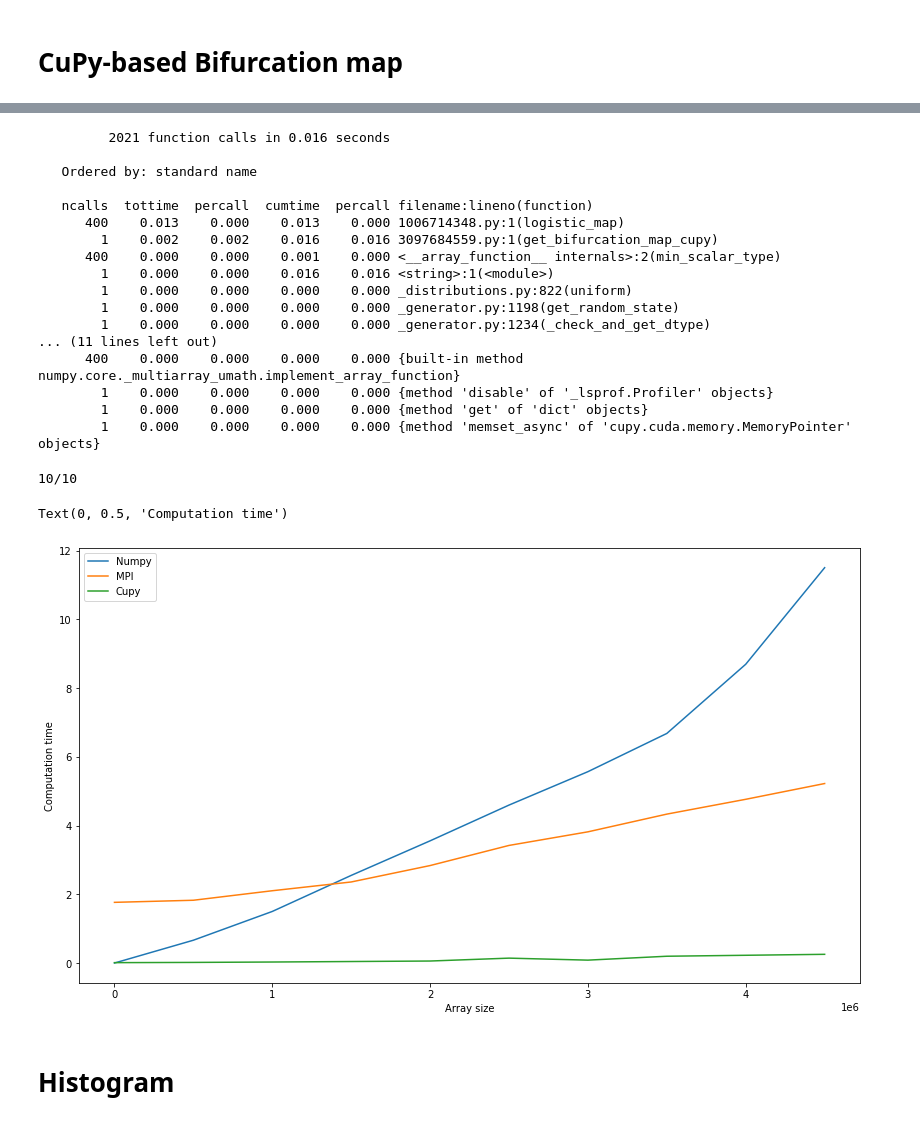
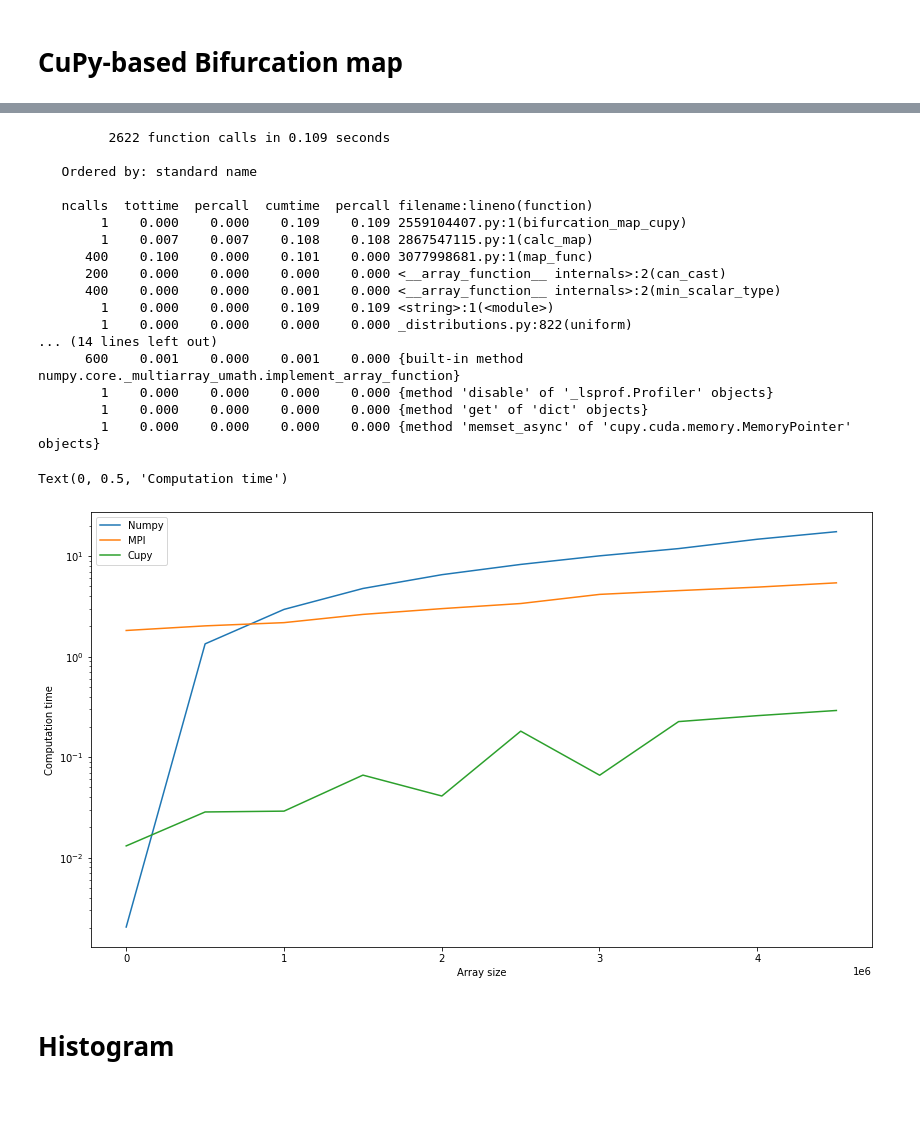
Before and after one commit to mdborisova/HPPL, a Jupyter notebook: 10_11_12_13_Cuda.ipynb, the cells around one changed output, grey strips where cells are left out. Drawn from its saved outputs; the diff is of its cells as text; code cells hidden in the pictures.

```diff
--- a/10_11_12_13_Cuda.ipynb
+++ b/10_11_12_13_Cuda.ipynb
@@ -99,5 +107,5 @@ def get_bifurcation_map_cupy(n, m, r):
 # %%
 # Numy
-r_linspace = np.linspace(0, 4, num=500000)
-time_np = %timeit -o -r 3 get_bifurcation_map(200, 200, r_linspace)
+r = np.linspace(0, 4, num=1000000)
+time_np = %timeit -o -r 3 bifurcation_map(200, 200, r)
 # %% [output]
@@ -105,5 +113,5 @@ time_np = %timeit -o -r 3 get_bifurcation_map(200, 200, r_linspace)
 # %%
 # Cupy
-r_linspace = cp.linspace(0, 4, num=500000)
-time_cp = %timeit -o -r 3 get_bifurcation_map_cupy(200, 200, r_linspace)
+r_cp = cp.linspace(0, 4, num=1000000)
+time_cp = %timeit -o -r 3 bifurcation_map_cupy(200, 200, r_cp)
 # %% [output]
@@ -116,58 +124,53 @@ time_np.best / time_cp.best
 # %%
 import cProfile
 
-cProfile.run('get_bifurcation_map_cupy(200, 200, r_linspace)')
+cProfile.run('bifurcation_map_cupy(200, 200, r_cp)')
 # %% [output]
-         2021 function calls in 0.016 seconds
+         2622 function calls in 0.109 seconds
 
    Ordered by: standard name
 
    ncalls  tottime  percall  cumtime  percall filename:lineno(function)
-      400    0.013    0.000    0.013    0.000 1006714348.py:1(logistic_map)
-        1    0.002    0.002    0.016    0.016 3097684559.py:1(get_bifurcation_map_cupy)
+        1    0.000    0.000    0.109    0.109 2559104407.py:1(bifurcation_map_cupy)
+        1    0.007    0.007    0.108    0.108 2867547115.py:1(calc_map)
+      400    0.100    0.000    0.101    0.000 3077998681.py:1(map_func)
+      200    0.000    0.000    0.000    0.000 <__array_function__ internals>:2(can_cast)
       400    0.000    0.000    0.001    0.000 <__array_function__ internals>:2(min_scalar_type)
-        1    0.000    0.000    0.016    0.016 <string>:1(<module>)
+        1    0.000    0.000    0.109    0.109 <string>:1(<module>)
         1    0.000    0.000    0.000    0.000 _distributions.py:822(uniform)
-        1    0.000    0.000    0.000    0.000 _generator.py:1198(get_random_state)
-        1    0.000    0.000    0.000    0.000 _generator.py:1234(_check_and_get_dtype)
-... (11 lines left out)
-      400    0.000    0.000    0.000    0.000 {built-in method numpy.core._multiarray_umath.implement_array_function}
+... (14 lines left out)
+      600    0.001    0.000    0.001    0.000 {built-in method numpy.core._multiarray_umath.implement_array_function}
         1    0.000    0.000    0.000    0.000 {method 'disable' of '_lsprof.Profiler' objects}
         1    0.000    0.000    0.000    0.000 {method 'get' of 'dict' objects}
         1    0.000    0.000    0.000    0.000 {method 'memset_async' of 'cupy.cuda.memory.MemoryPointer' objects}
 # %%
-array_of_sizes = np.arange(1_000, 5_001_000, 500_000)
+sizes = np.arange(1_000, 5_001_000, 500_000)
 # %%
-time_np = np.zeros(array_of_sizes.size)
-time_cp = np.zeros(array_of_sizes.size)
-time_cp_kernel = np.zeros(array_of_sizes.size)
-time_mpi = np.zeros(array_of_sizes.size)
-for i, size in enumerate(array_of_sizes):
-    print(f'\r{i+1}/{array_of_sizes.size}', end='')
-
+np_time = []
+mpi_time = []
+cp_time = []
+for size in sizes:
     r_linspace = np.linspace(0, 4, num=size)
-    time = %timeit -o -q -r 2 -n 1 get_bifurcation_map(200, 200, r_linspace)
-    time_np[i] = time.best
+    time = %timeit -o -q -r 2 -n 1 bifurcation_map(200, 200, r_linspace)
+    np_time.append(time.best)
 
     time = %timeit -o -q -r 2 -n 1 !mpirun -n 18 python mpi.py {size}
-    time_mpi[i] = time.best
+    mpi_time.append(time.best)
 
     r_linspace = cp.array(r_linspace)
-    time = %timeit -o -q -r 2 -n 1 get_bifurcation_map_cupy(200, 200, r_linspace)
-    time_cp[i] = time.best
+    time = %timeit -o -q -r 2 -n 1 bifurcation_map_cupy(200, 200, r_linspace)
+    cp_time.append(time.best)
-# %% [output]
-10/10
 # %%
 plt.figure(figsize=(14, 8))
-plt.plot(array_of_sizes, time_np, label='Numpy')
-plt.plot(array_of_sizes, time_mpi, label='MPI')
-plt.plot(array_of_sizes, time_cp, label='Cupy')
+plt.semilogy(sizes, np_time, label='Numpy')
+plt.semilogy(sizes, mpi_time, label='MPI')
+plt.semilogy(sizes, cp_time, label='Cupy')
 plt.legend()
 plt.xlabel('Array size')
 plt.ylabel('Computation time')
 # %% [output]
 Text(0, 0.5, 'Computation time')
-[figure, old version]
+[figure, new version]
 # %% [markdown]
 # Histogram
 # %%
```
Also changed, not shown: parts of 35 cells of this notebook, 1 other file.
